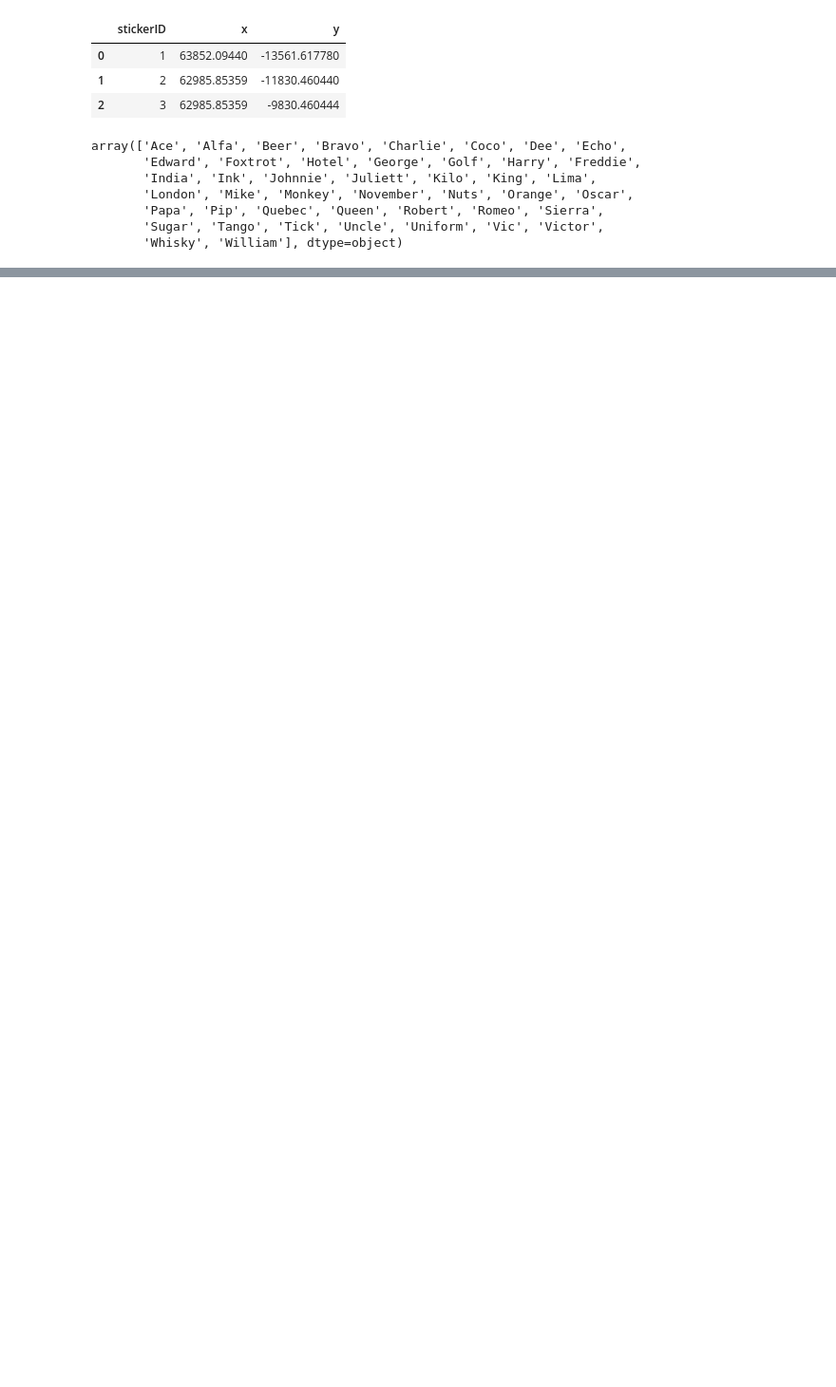
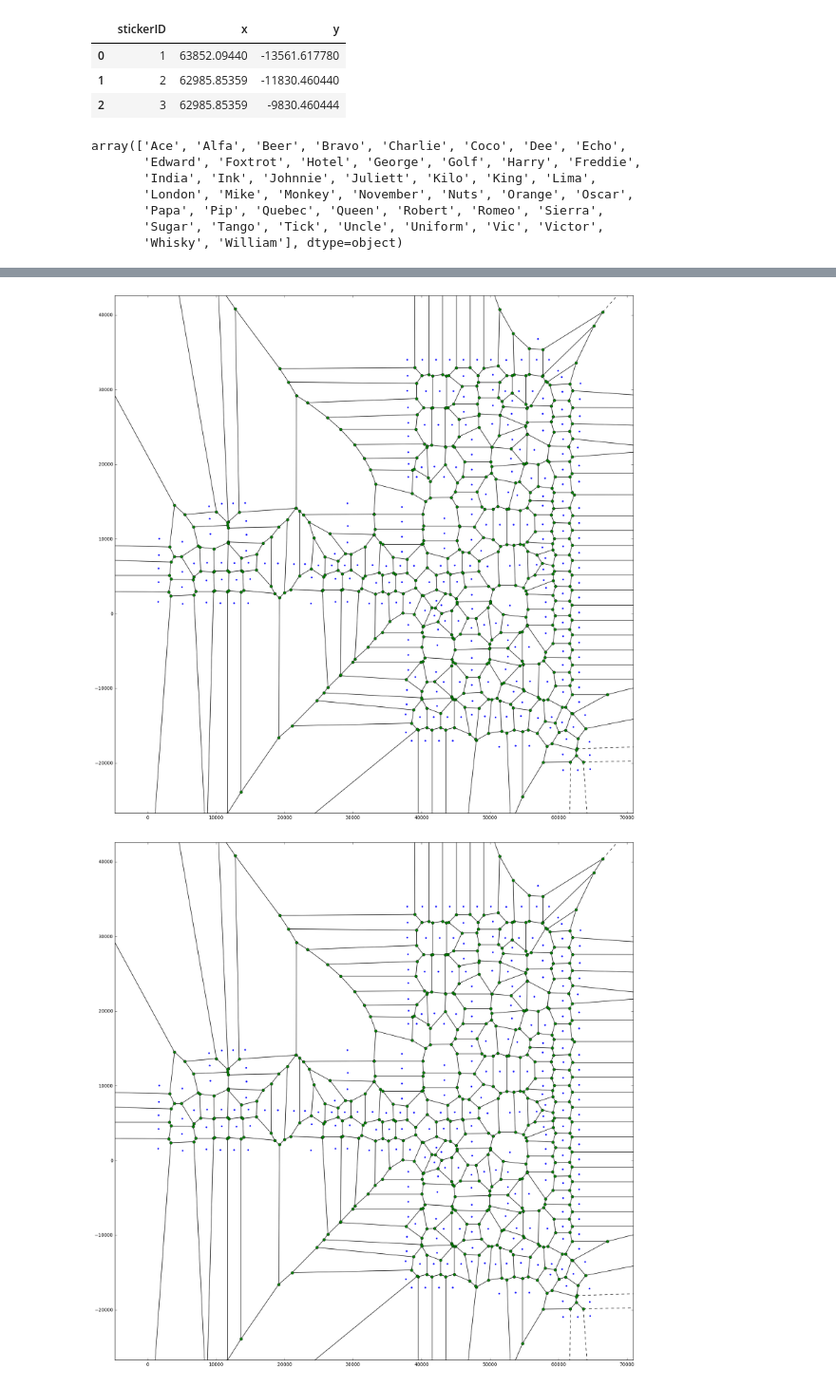
Before and after one commit to notionparallax/sensicorn, a Jupyter notebook: initialDataAnalysis/scan data preprocessor - preTF.ipynb, the cells around one changed output, grey strips where cells are left out. Shown at 95% size. Saved outputs shown, nothing was run; the diff lists cells and outputs as text; code cells hidden in the pictures; blank space fills up the shorter version.

```diff
--- a/initialDataAnalysis/scan data preprocessor - preTF.ipynb
+++ b/initialDataAnalysis/scan data preprocessor - preTF.ipynb
@@ -204,5 +231,9 @@ plt.show() #don't show, we need to save
 # %%
-# from scipy.spatial import Voronoi, voronoi_plot_2d
+from scipy.spatial import Voronoi, voronoi_plot_2d
 
-# vor = Voronoi([[x[0],x[1]] for x in zip(stickerLocations.x,stickerLocations.y)])
-# voronoi_plot_2d(vor)
+vor = Voronoi([[x[0],x[1]] for x in zip(stickerLocations.x,stickerLocations.y)])
+voronoi_plot_2d(vor)
+#not sure why it plots twice. I was trying to indicate the zone that each sticker covers (notionally)
+# %% [output]
+[figure, added]
+[figure, added]
```
Also changed, not shown: parts of 7 cells of this notebook, 2 other files.
